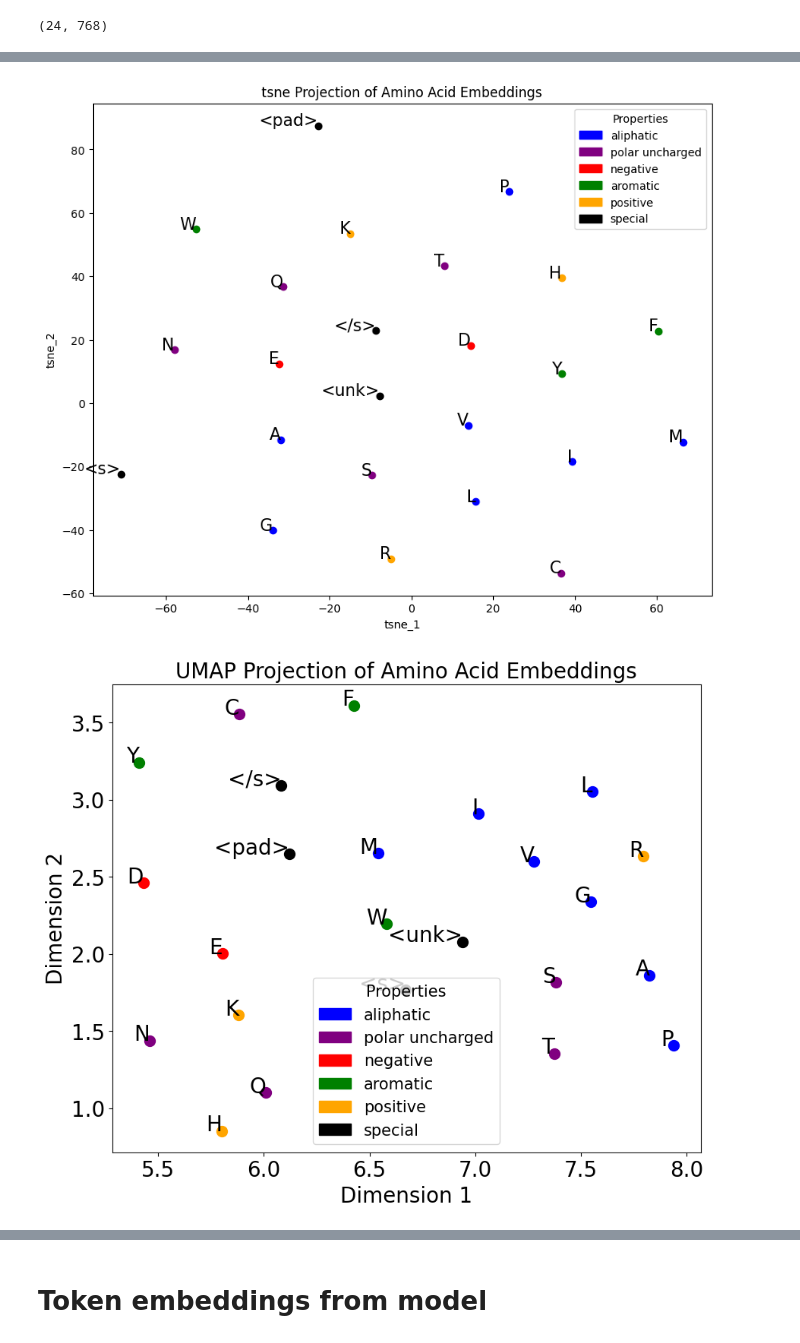
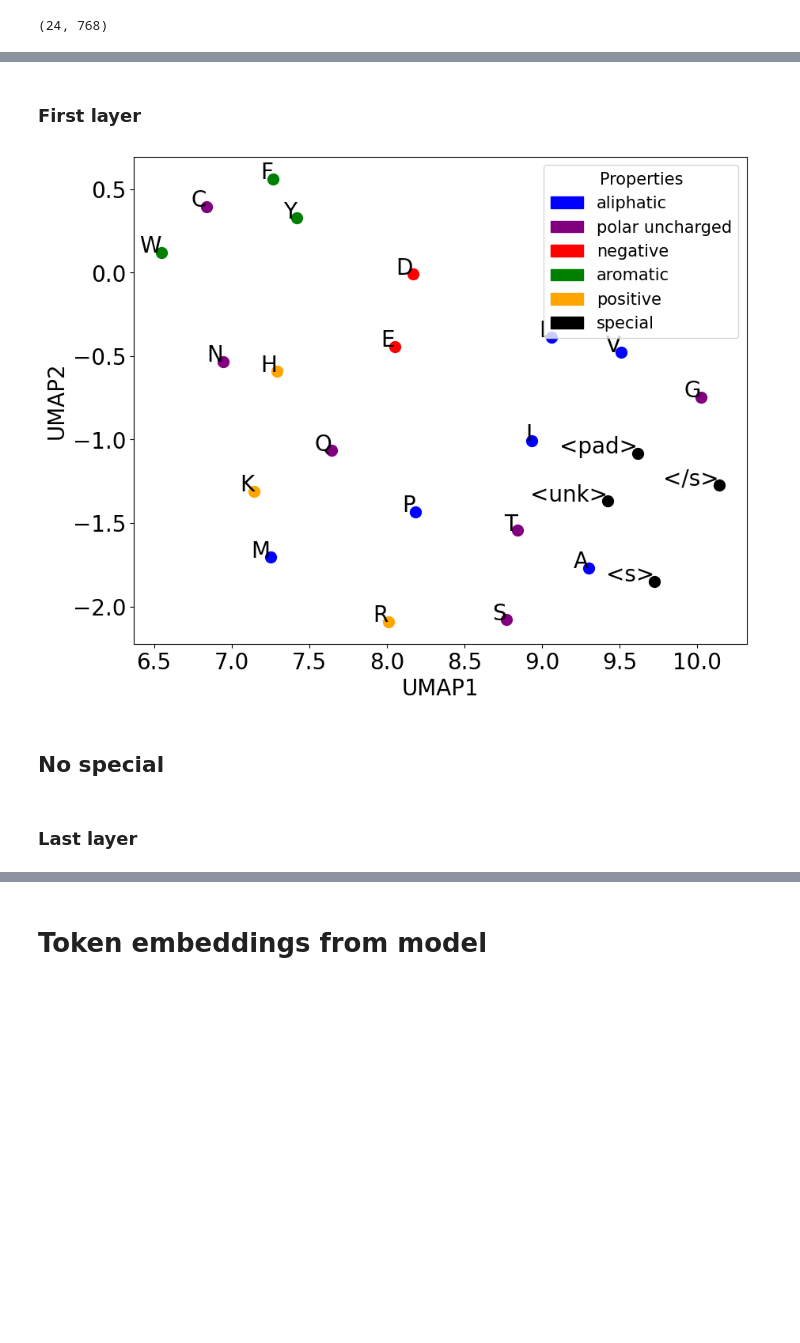
Before and after one commit to OpieOP/Interpretability-strategies-for-machine-learning-language-models-for-antibody-sequences, a Jupyter notebook: results.ipynb, the cells around one changed output, grey strips where cells are left out. Saved outputs shown, nothing was run; the diff lists cells and outputs as text; code cells hidden in the pictures; blank space fills up the shorter version.

```diff
--- a/results.ipynb
+++ b/results.ipynb
@@ -363,4 +144,7 @@ print(tokenized_dataset)
 # %%
+#Extract embeddings
+
+model_size = "large"
 embeddings = []
 f_embeddings = []
 test_subset = tokenized_dataset["test"]["input_ids"][-1000:]
@@ -369,7 +153,7 @@ for i in range(0, 1000, 8):  # Batch size of 8
         batch = tensor_test_subset[i:i+8]
         # Convert to dictionary of tensors and move to device
 
-        outputs = model["large"](batch)
+        outputs = model[model_size](batch)
         hidden_states = outputs.hidden_states
         embeddings.append(hidden_states[-1].detach().numpy())
         f_embeddings.append(hidden_states[0].detach().numpy())
@@ -515,8 +298,10 @@ plt.show()
+# %% [markdown]
+### First layer
 # %%
-tsne = TSNE(n_components=2, perplexity=20, n_iter=3000, random_state=42)
+tsne = TSNE(n_components=2, perplexity=5, n_iter=3000, random_state=42)
 tsne_results = tsne.fit_transform(f_embeddings_avg)
 
-umap_reducer = umap.UMAP(n_components=2, n_neighbors=5, min_dist=0.001, random_state=42)
+umap_reducer = umap.UMAP(n_components=2, n_neighbors=5, min_dist=0.001)
 umap_results = umap_reducer.fit_transform(f_embeddings_avg)
 
 amino_acid_properties = {
@@ -530,53 +315,54 @@ amino_acid_properties = {
     "D": "negative",       # Aspartic acid
     "E": "negative",       # Glutamic acid
     "F": "aromatic",       # Phenylalanine
-    "G": "aliphatic",      # Glycine
+    "G": "polar uncharged",      # Glycine
     "H": "positive",       # Histidine
     "I": "aliphatic",      # Isoleucine
     "K": "positive",       # Lysine
     "L": "aliphatic",      # Leucine
     "M": "aliphatic",      # Methionine
     "N": "polar uncharged",# Asparagine
     "P": "aliphatic",      # Proline
     "Q": "polar uncharged",# Glutamine
     "R": "positive",       # Arginine
     "S": "polar uncharged",# Serine
     "T": "polar uncharged",# Threonine
     "V": "aliphatic",      # Valine
     "W": "aromatic",       # Tryptophan
     "Y": "aromatic"        # Tyrosine
 }
 property_colors = {'aliphatic': 'blue', 'polar uncharged': 'purple', 'negative': 'red', 'aromatic': 'green', 'positive': 'orange','special':'black'}
 legend_elements = [mpatches.Patch(color=color, label=key) for key, color in property_colors.items()]
 
-# Visualization
-plt.figure(figsize=(10, 8))
-for i, label in enumerate(amino_acids):
-    x, y = tsne_results[i, :]
-    plt.scatter(x, y,color = property_colors[amino_acid_properties[label]])
-    plt.text(x, y, label, fontsize=15, ha='right')
+# # Visualization
+# plt.figure(figsize=(10, 8))
+# for i, label in enumerate(amino_acids):
+#     x, y = tsne_results[i, :]
+#     plt.scatter(x, y,color = property_colors[amino_acid_properties[label]])
+#     plt.text(x, y, label, fontsize=15, ha='right')
 
-plt.title('tsne Projection of Amino Acid Embeddings')
-plt.xlabel('tsne_1')
-plt.ylabel('tsne_2')
+# plt.xlabel('tsne_1')
+# plt.ylabel('tsne_2')
 
-plt.legend(handles=legend_elements, title='Properties')
-plt.show()
+# plt.legend(handles=legend_elements, title='Properties')
+# plt.show()
 plt.figure(figsize=(10, 8))
 for i, label in enumerate(amino_acids):
     x, y = umap_results[i, :]
     plt.scatter(x, y, color=property_colors[amino_acid_properties[label]],s=100)
     plt.text(x, y, label, fontsize=20, ha='right')
-plt.title("UMAP Projection of Amino Acid Embeddings", fontsize=20)
-plt.xlabel('Dimension 1', fontsize=20)
-plt.ylabel('Dimension 2', fontsize=20)
+plt.xlabel('UMAP1', fontsize=20)
+plt.ylabel('UMAP2', fontsize=20)
 plt.yticks(fontsize=20)
 plt.xticks(fontsize=20)
 plt.legend(handles=legend_elements, title="Properties",fontsize = 15, title_fontsize = 15)
 plt.show()
 # %% [output]
-[figure, old version]
+[figure, new version]
-[figure, removed]
+# %% [markdown]
+## No special
+# %% [markdown]
+### Last layer
 # %%
 no_special = {k: v for k, v in new_averaged_dic_embeddings.items() if k not in ['<s>', '<pad>', '</s>', '<unk>', '<mask>']}
 no_special_amino_acids = list(no_special.keys())
```
Also changed, not shown: parts of 59 cells of this notebook, 1 other file.
